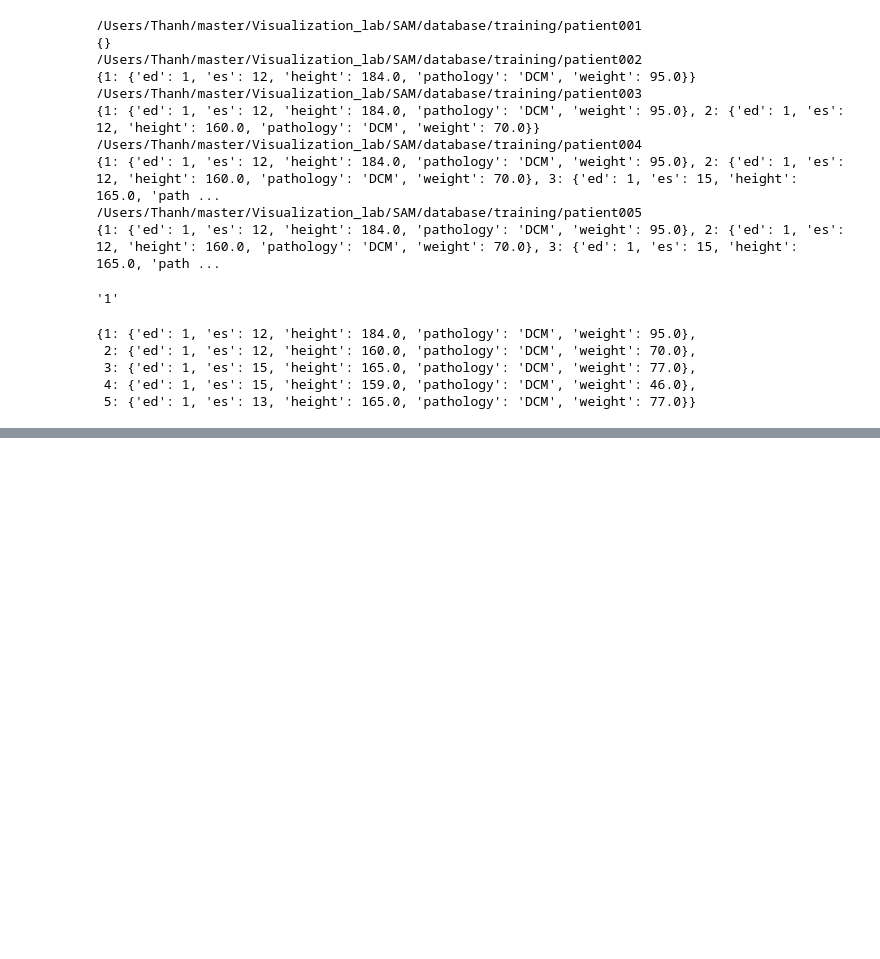
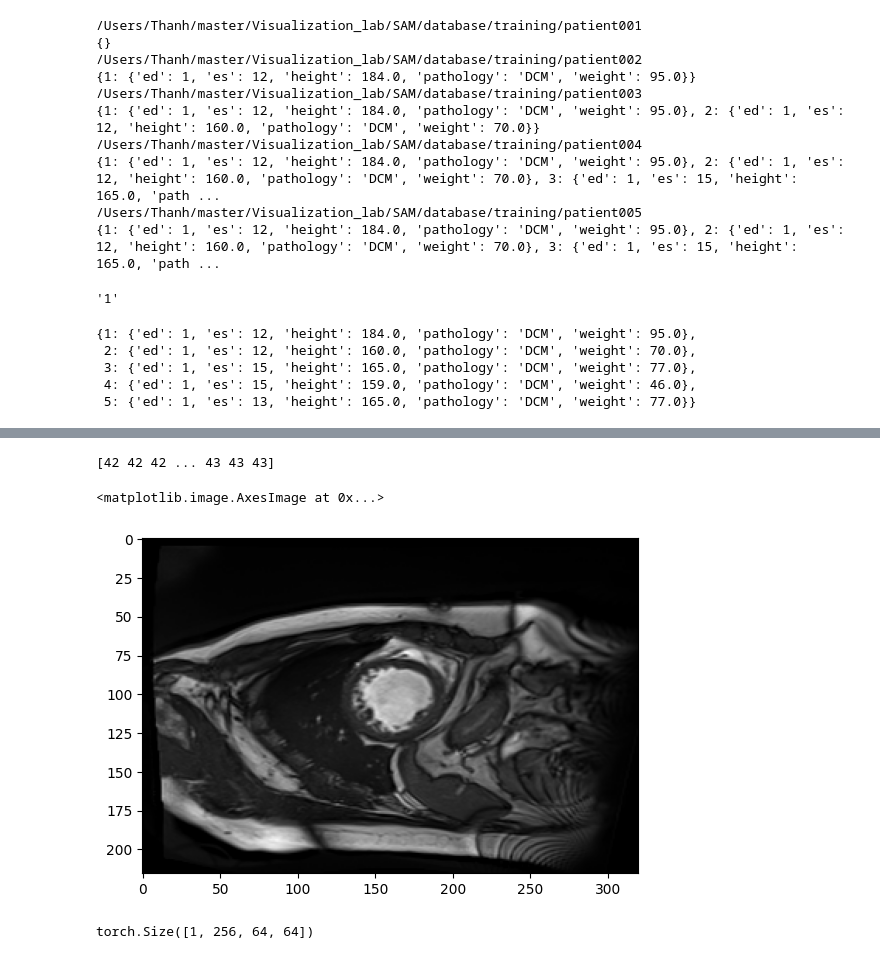
Before and after one commit to ThanhNguyen140/SAM_evaluation, a Jupyter notebook: data_preprocessing/cleaning.ipynb, the cells around one changed output, grey strips where cells are left out. Saved outputs shown, nothing was run; the diff lists cells and outputs as text; code cells hidden in the pictures; blank space fills up the shorter version.

```diff
--- a/data_preprocessing/cleaning.ipynb
+++ b/data_preprocessing/cleaning.ipynb
@@ -231,0 +321,20 @@ patient_info
+# %%
+
+# Convert to RGB
+img = cv2.cvtColor(gray,cv2.COLOR_GRAY2RGB)
+# Change pixel values from [-1,1] to [0,255] range, np.uint8 type because SAM only accepts these values for RGB image
+img2 = cv2.normalize(img, None, alpha = 0, beta = 255, norm_type = cv2.NORM_MINMAX, dtype = cv2.CV_32F)
+img2 = img2.astype(np.uint8)
+print(img2[img2>0])
+plt.imshow(img2)
+# %% [output]
+[42 42 42 ... 43 43 43]
+<matplotlib.image.AxesImage at 0x...>
+[figure, added]
+# %%
+predictor = SamPredictor(sam)
+predictor.set_image(img2)
+image_embedding = predictor.get_image_embedding()
+image_embedding.shape
+# %% [output]
+torch.Size([1, 256, 64, 64])
```
Also changed, not shown: parts of 15 cells of this notebook, 1 other file.
